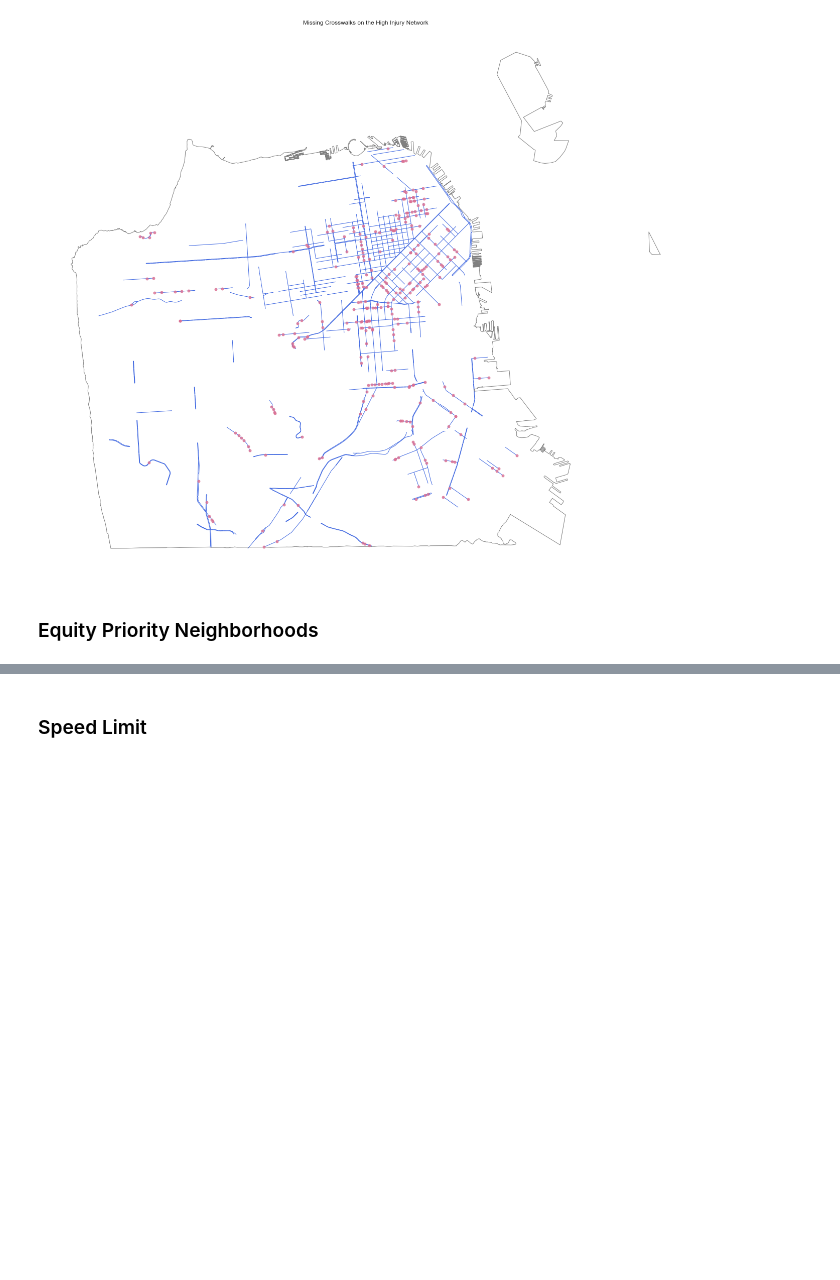
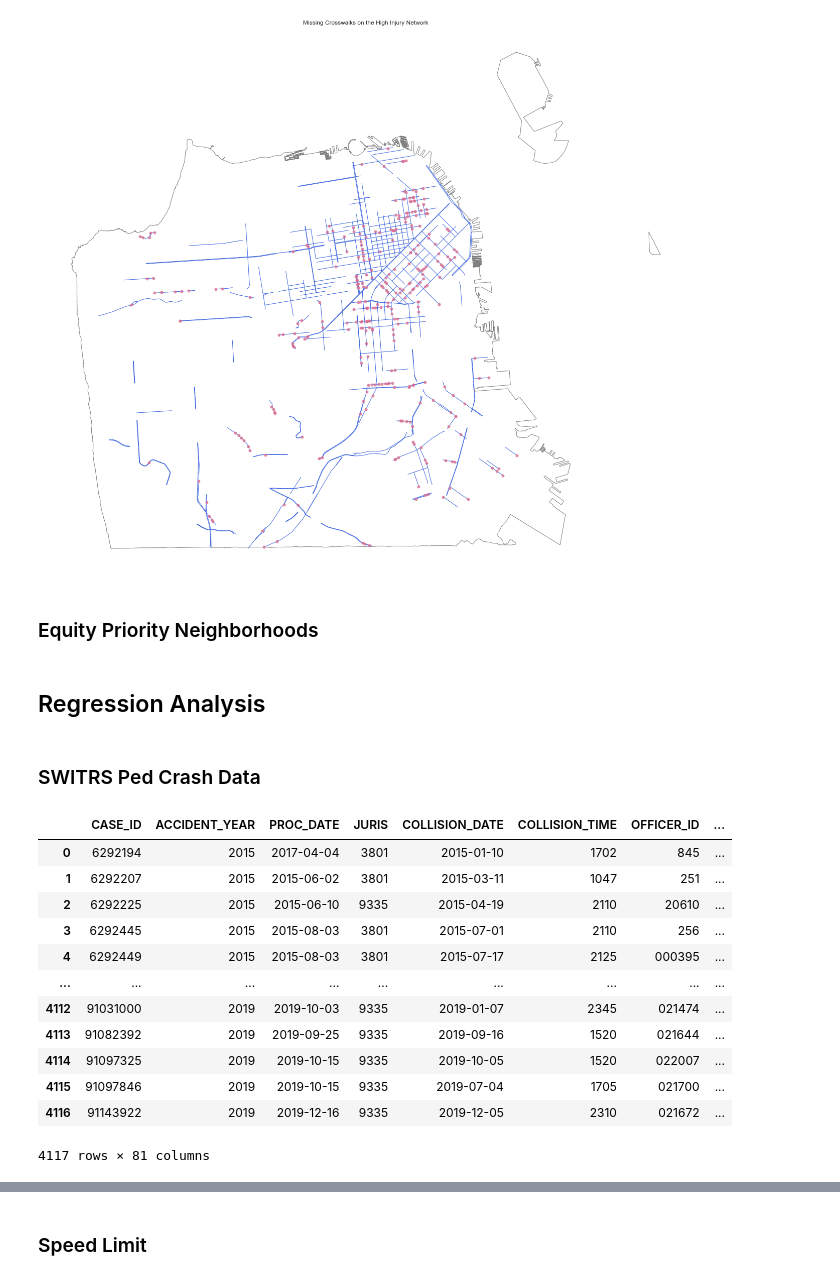
Before and after one commit to hua-mike/cp255-project, a Jupyter notebook: cp255-project-nb.ipynb, the cells around one changed output, grey strips where cells are left out. Cells and saved outputs as stored; diff of their text form; code cells hidden in the pictures; blank space fills up the shorter version.

```diff
--- a/cp255-project-nb.ipynb
+++ b/cp255-project-nb.ipynb
@@ -335,3 +337,7 @@ plt.savefig('plot_name.png', dpi = 300)
 [figure]
 # %% [markdown]
 ### Equity Priority Neighborhoods
+# %% [markdown]
+## Regression Analysis
+# %% [markdown]
+### SWITRS Ped Crash Data
@@ -337,0 +346,18 @@ plt.savefig('plot_name.png', dpi = 300)
+# %%
+crash = gpd.GeoDataFrame(crash_raw, geometry=gpd.points_from_xy(crash_raw.POINT_X, crash_raw.POINT_Y),
+    crs=geo_crs)
+crash
+# %% [output]
+|  | CASE_ID | ACCIDENT_YEAR | PROC_DATE | JURIS | COLLISION_DATE | COLLISION_TIME | OFFICER_ID | ... |
+| 0 | 6292194 | 2015 | 2017-04-04 | 3801 | 2015-01-10 | 1702 | 845 | ... |
+| 1 | 6292207 | 2015 | 2015-06-02 | 3801 | 2015-03-11 | 1047 | 251 | ... |
+| 2 | 6292225 | 2015 | 2015-06-10 | 9335 | 2015-04-19 | 2110 | 20610 | ... |
+| 3 | 6292445 | 2015 | 2015-08-03 | 3801 | 2015-07-01 | 2110 | 256 | ... |
+| 4 | 6292449 | 2015 | 2015-08-03 | 3801 | 2015-07-17 | 2125 | 000395 | ... |
+| ... | ... | ... | ... | ... | ... | ... | ... | ... |
+| 4112 | 91031000 | 2019 | 2019-10-03 | 9335 | 2019-01-07 | 2345 | 021474 | ... |
+| 4113 | 91082392 | 2019 | 2019-09-25 | 9335 | 2019-09-16 | 1520 | 021644 | ... |
+| 4114 | 91097325 | 2019 | 2019-10-15 | 9335 | 2019-10-05 | 1520 | 022007 | ... |
+| 4115 | 91097846 | 2019 | 2019-10-15 | 9335 | 2019-07-04 | 1705 | 021700 | ... |
+| 4116 | 91143922 | 2019 | 2019-12-16 | 9335 | 2019-12-05 | 2310 | 021672 | ... |
+4117 rows × 81 columns
```
Also changed, not shown: parts of 11 cells of this notebook.
